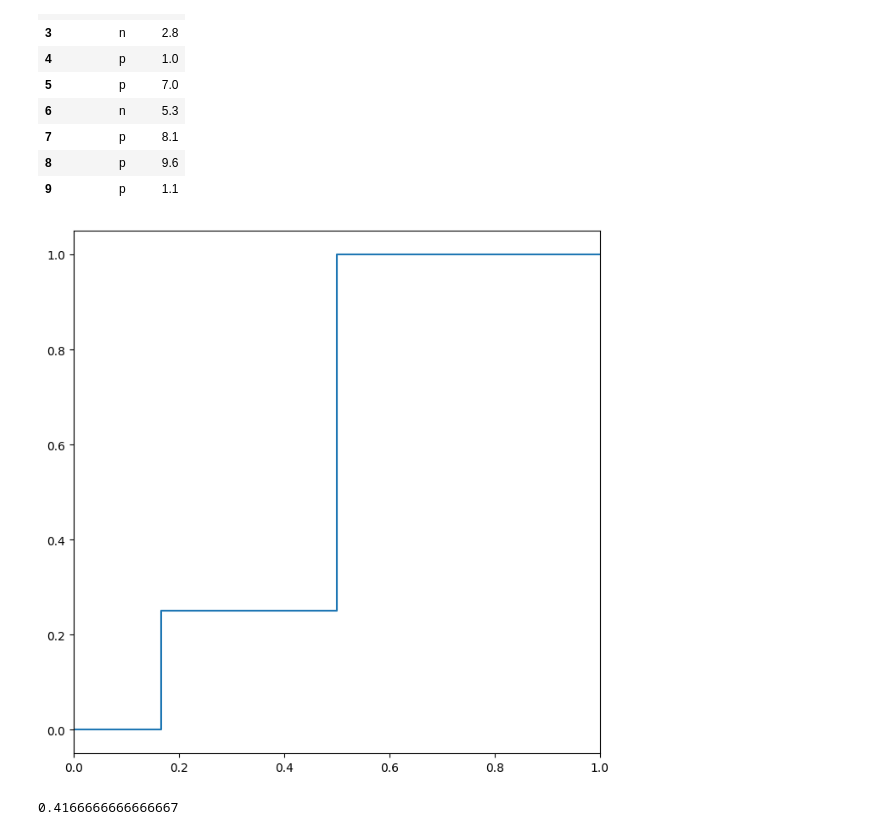
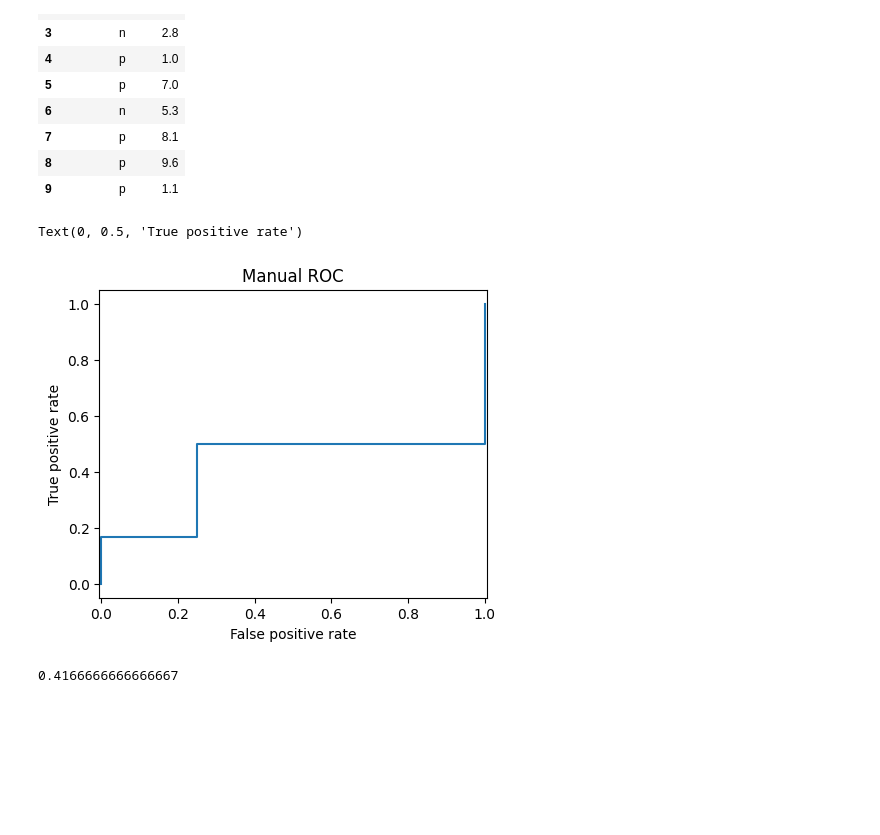
Before and after one commit to alexanderneva/s541a2, a Jupyter notebook: Untitled.ipynb, the cells around one changed output. Saved outputs shown, nothing was run; the diff lists cells and outputs as text; code cells hidden in the pictures; blank space fills up the shorter version.

```diff
--- a/Untitled.ipynb
+++ b/Untitled.ipynb
@@ -200,8 +200,8 @@ print("\n The TPR and FPR are {tpr:.2f}, {fpr:.2f}".format(tpr=tpr,fpr=fpr))
 ## b)
 We can fill the predicted score and use the `roc_curve` function in `sklearn.metrics` to compute the AUC (Area under the Curve) of the ROC curve.
 # %%
-data = pd.DataFrame({'True Label': ['p','n','n','n','p','p','n','p','p','p'],'scores': [2.0, 6.9, 9.2, 2.8, 1.0, 7.0, 5.3, 8.1, 9.6, 1.1]})
-data
+data_2 = pd.DataFrame({'True Label': ['p','n','n','n','p','p','n','p','p','p'],'scores': [2.0, 6.9, 9.2, 2.8, 1.0, 7.0, 5.3, 8.1, 9.6, 1.1]})
+data_2
 # %% [output]
 |  | True Label | scores |
 | 0 | p | 2.0 |
@@ -216,12 +216,16 @@ data
 | 9 | p | 1.1 |
 # %%
 from sklearn.metrics import RocCurveDisplay, roc_curve, roc_auc_score
-tpr, fpr, thresh = roc_curve(data['True Label'],data['scores'],pos_label='p')
-figure, ax = subplots(figsize=(8,8))
+fpr, tpr, thresh = roc_curve(data_2['True Label'],data_2['scores'],pos_label='p',drop_intermediate=True)
+figure, ax = subplots(figsize=(5,4))
 ax.plot(fpr,tpr)
-ax.set_xbound(0,1)
+ax.set_xbound(-0.005,1.005)
+ax.set_title('Manual ROC')
+ax.set_xlabel('False positive rate')
+ax.set_ylabel('True positive rate')
 # %% [output]
+Text(0, 0.5, 'True positive rate')
-[figure, old version]
+[figure, new version]
 # %%
 # computing AUC
 roc_auc_score(data['True Label'],data['scores'],labels=['p','n'])
```
Also changed, not shown: parts of 18 cells of this notebook.
